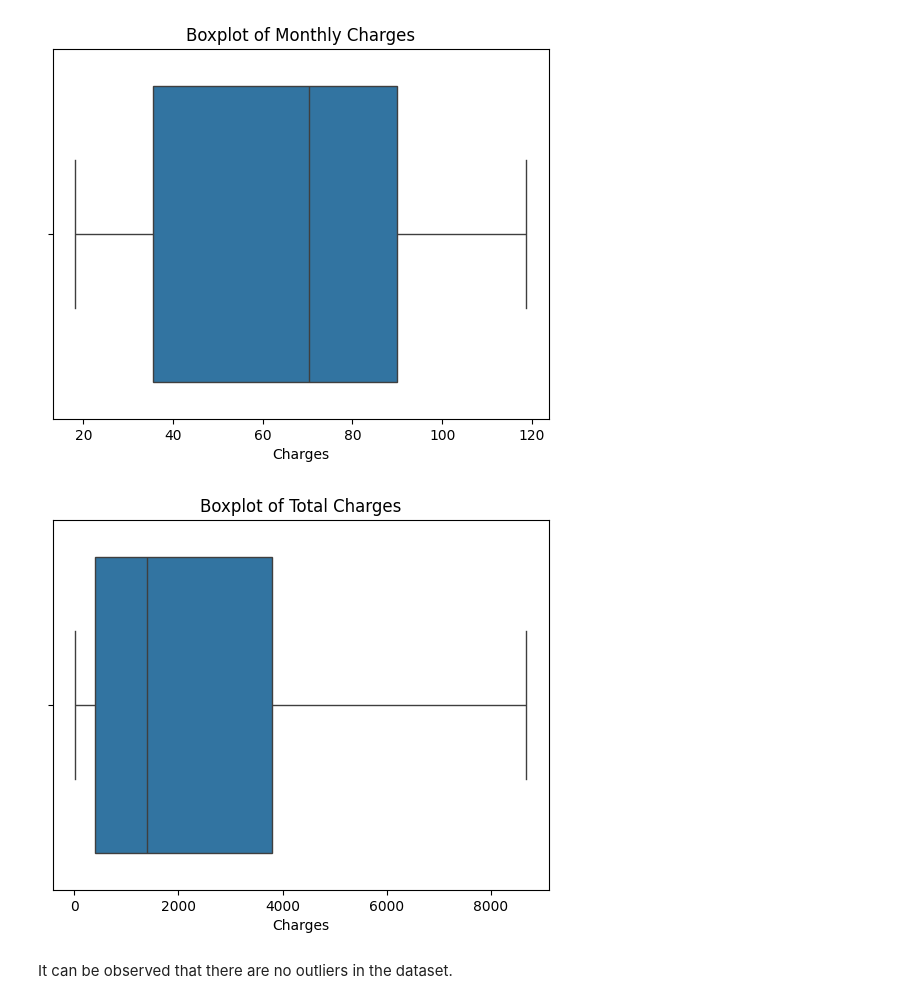
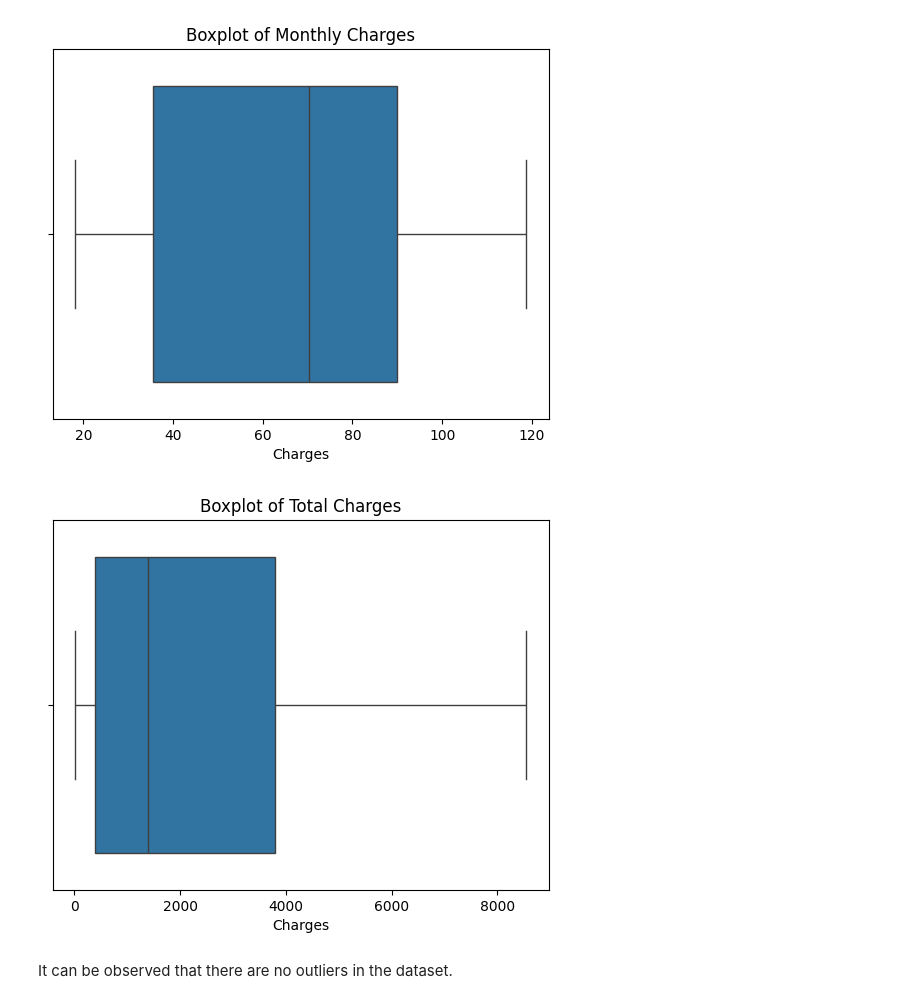
Before and after one commit to RetroAce0-0/Lam8da_2025, a Jupyter notebook: Lambda_Churn.ipynb, the cells around one changed output. Cells and saved outputs as stored; diff of their text form; code cells hidden in the pictures.

```diff
--- a/Lambda_Churn.ipynb
+++ b/Lambda_Churn.ipynb
@@ -513,6 +484,0 @@ null_rows
-# %%
-# Create a new column 'TotalCharges_2'
-df["TotalCharges_2"] = df["tenure"] * df["MonthlyCharges"]
-
-# Select 'TotalCharges' and 'TotalCharges_2' to compare
-df[["TotalCharges", "TotalCharges_2"]]
@@ -546,9 +496,6 @@ Since the data point with missing values is way less than 5%, we will be droping
 # Drop null values through the column 'TotalCharges'
 df = df.dropna(subset= ["TotalCharges"])
 
-# Drop 'TotalCharges_2'column
-df = df.drop('TotalCharges_2', axis=1)
-
 # Recheck for null values
 df.isna().sum()
 # %% [output]
@@ -572,0 +522,6 @@ dtype: int64
+# %%
+# Create a new column 'TotalChargesNew'
+df["TotalChargesNew"] = df["tenure"] * df["MonthlyCharges"]
+
+# Select 'TotalCharges' and 'TotalChargesNew' to compare
+df[["TotalCharges", "TotalChargesNew"]]
@@ -572,0 +544,3 @@ dtype: int64
+# %%
+# Drop 'TotalChargesNew'column
+df = df.drop('TotalCharges', axis=1)
@@ -727,15 +723,15 @@ plt.show()
 # %% [output]
 [figure]
 # %%
-# Create a boxplot for the 'TotalCharges' column to visually inspect outliers
-sns.boxplot(x=df["TotalCharges"])
+# Create a boxplot for the 'TotalChargesNew' column to visually inspect outliers
+sns.boxplot(x=df["TotalChargesNew"])
 
 # Show the plot
 plt.title("Boxplot of Total Charges")
 plt.xlabel("Charges")
 plt.show()
 # %% [output]
-[figure, old version]
+[figure, new version]
 # %% [markdown]
 It can be observed that there are no outliers in the dataset.
 # %%
```
Also changed, not shown: parts of 25 cells of this notebook.
